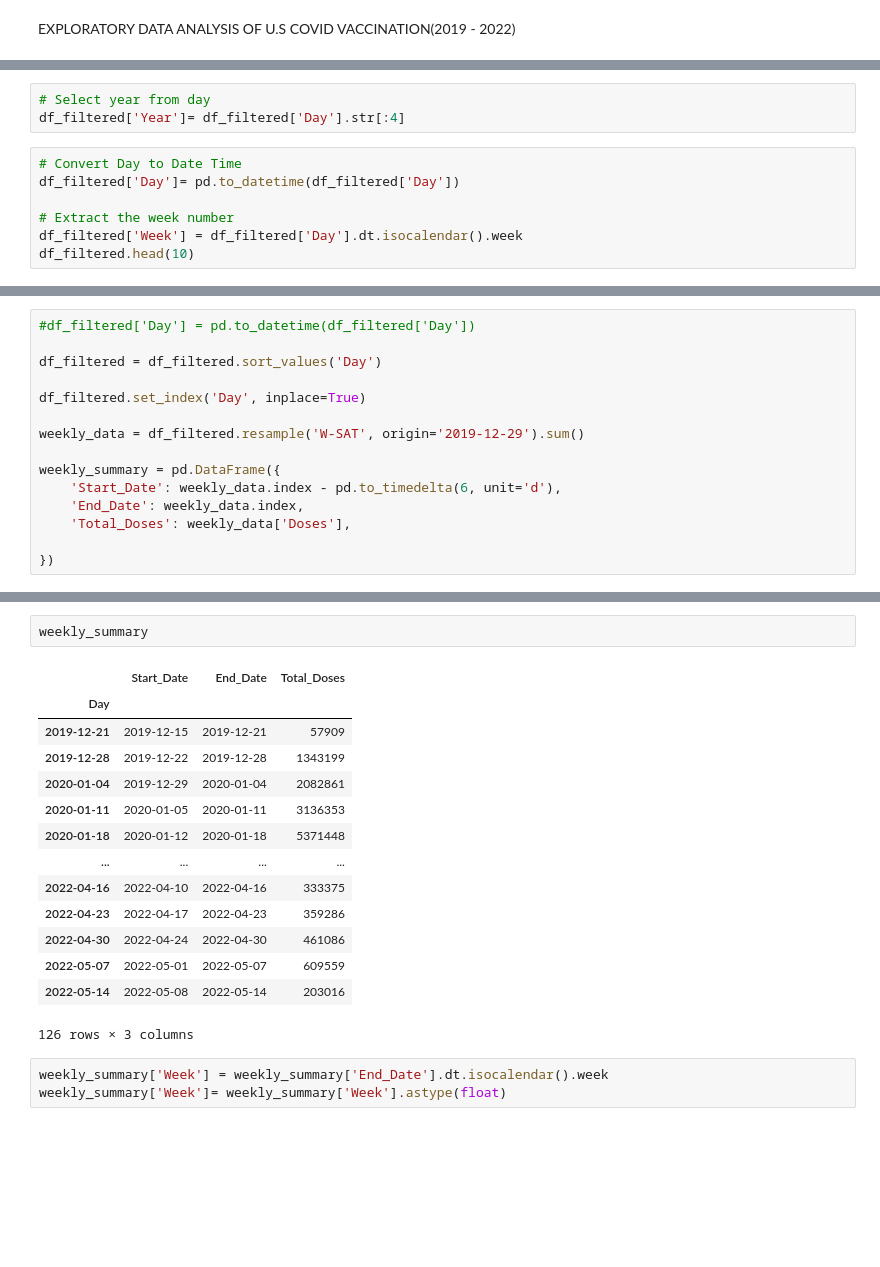
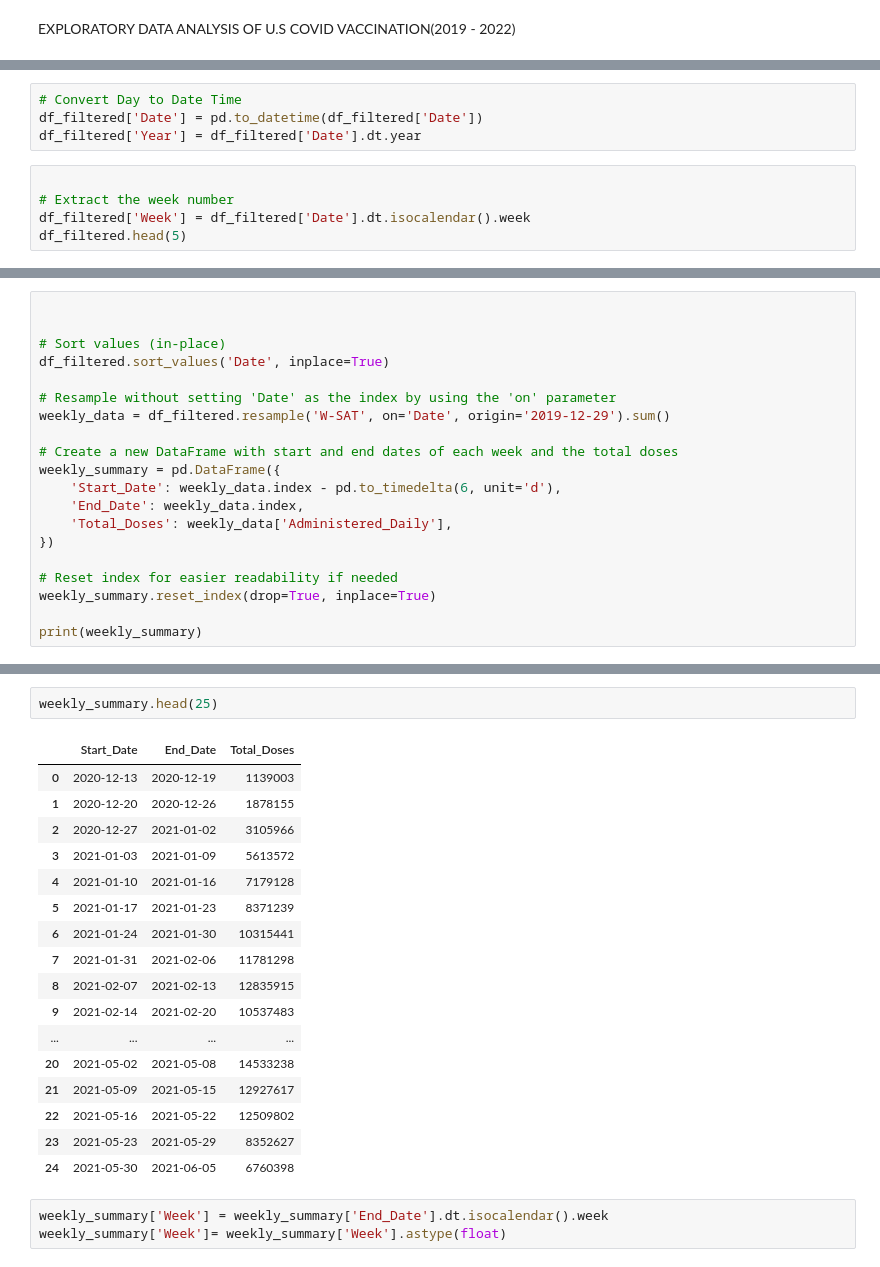
Before and after one commit to carolinehagood/covid-project, a Jupyter notebook: vaccine_data_cleaning.ipynb, the cells around one changed output, grey strips where cells are left out. Drawn from its saved outputs; the diff is of its cells as text; blank space fills up the shorter version.

```diff
--- a/vaccine_data_cleaning.ipynb
+++ b/vaccine_data_cleaning.ipynb
@@ -69,11 +78,10 @@ print(df_filtered['Day'].min())
-# %%
-# Select year from day
-df_filtered['Year']= df_filtered['Day'].str[:4]
+# %%
+# Convert Day to Date Time
+df_filtered['Date'] = pd.to_datetime(df_filtered['Date'])
+df_filtered['Year'] = df_filtered['Date'].dt.year
 # %%
-# Convert Day to Date Time
-df_filtered['Day']= pd.to_datetime(df_filtered['Day'])
 
 # Extract the week number
-df_filtered['Week'] = df_filtered['Day'].dt.isocalendar().week
-df_filtered.head(10)
+df_filtered['Week'] = df_filtered['Date'].dt.isocalendar().week
+df_filtered.head(5)
 # %% [output]
@@ -95,15 +108,20 @@ dtype('<M8[ns]')
 # %%
-#df_filtered['Day'] = pd.to_datetime(df_filtered['Day'])
 
-df_filtered = df_filtered.sort_values('Day')
 
-df_filtered.set_index('Day', inplace=True)
+# Sort values (in-place)
+df_filtered.sort_values('Date', inplace=True)
 
-weekly_data = df_filtered.resample('W-SAT', origin='2019-12-29').sum()
+# Resample without setting 'Date' as the index by using the 'on' parameter
+weekly_data = df_filtered.resample('W-SAT', on='Date', origin='2019-12-29').sum()
 
+# Create a new DataFrame with start and end dates of each week and the total doses
 weekly_summary = pd.DataFrame({
     'Start_Date': weekly_data.index - pd.to_timedelta(6, unit='d'),
     'End_Date': weekly_data.index,
-    'Total_Doses': weekly_data['Doses'],
+    'Total_Doses': weekly_data['Administered_Daily'],
+})
 
-})
+# Reset index for easier readability if needed
+weekly_summary.reset_index(drop=True, inplace=True)
+
+print(weekly_summary)
@@ -110,20 +143,23 @@ weekly_summary = pd.DataFrame({
 # %%
-weekly_summary
+weekly_summary.head(25)
 # %% [output]
 |  | Start_Date | End_Date | Total_Doses |
-| Day |  |  |  |
-| 2019-12-21 | 2019-12-15 | 2019-12-21 | 57909 |
-| 2019-12-28 | 2019-12-22 | 2019-12-28 | 1343199 |
-| 2020-01-04 | 2019-12-29 | 2020-01-04 | 2082861 |
-| 2020-01-11 | 2020-01-05 | 2020-01-11 | 3136353 |
-| 2020-01-18 | 2020-01-12 | 2020-01-18 | 5371448 |
+| 0 | 2020-12-13 | 2020-12-19 | 1139003 |
+| 1 | 2020-12-20 | 2020-12-26 | 1878155 |
+| 2 | 2020-12-27 | 2021-01-02 | 3105966 |
+| 3 | 2021-01-03 | 2021-01-09 | 5613572 |
+| 4 | 2021-01-10 | 2021-01-16 | 7179128 |
+| 5 | 2021-01-17 | 2021-01-23 | 8371239 |
+| 6 | 2021-01-24 | 2021-01-30 | 10315441 |
+| 7 | 2021-01-31 | 2021-02-06 | 11781298 |
+| 8 | 2021-02-07 | 2021-02-13 | 12835915 |
+| 9 | 2021-02-14 | 2021-02-20 | 10537483 |
 | ... | ... | ... | ... |
-| 2022-04-16 | 2022-04-10 | 2022-04-16 | 333375 |
-| 2022-04-23 | 2022-04-17 | 2022-04-23 | 359286 |
-| 2022-04-30 | 2022-04-24 | 2022-04-30 | 461086 |
-| 2022-05-07 | 2022-05-01 | 2022-05-07 | 609559 |
-| 2022-05-14 | 2022-05-08 | 2022-05-14 | 203016 |
+| 20 | 2021-05-02 | 2021-05-08 | 14533238 |
+| 21 | 2021-05-09 | 2021-05-15 | 12927617 |
+| 22 | 2021-05-16 | 2021-05-22 | 12509802 |
+| 23 | 2021-05-23 | 2021-05-29 | 8352627 |
+| 24 | 2021-05-30 | 2021-06-05 | 6760398 |
-126 rows × 3 columns
 # %%
 weekly_summary['Week'] = weekly_summary['End_Date'].dt.isocalendar().week
 weekly_summary['Week']= weekly_summary['Week'].astype(float)
```
Also changed, not shown: parts of 16 cells of this notebook.
